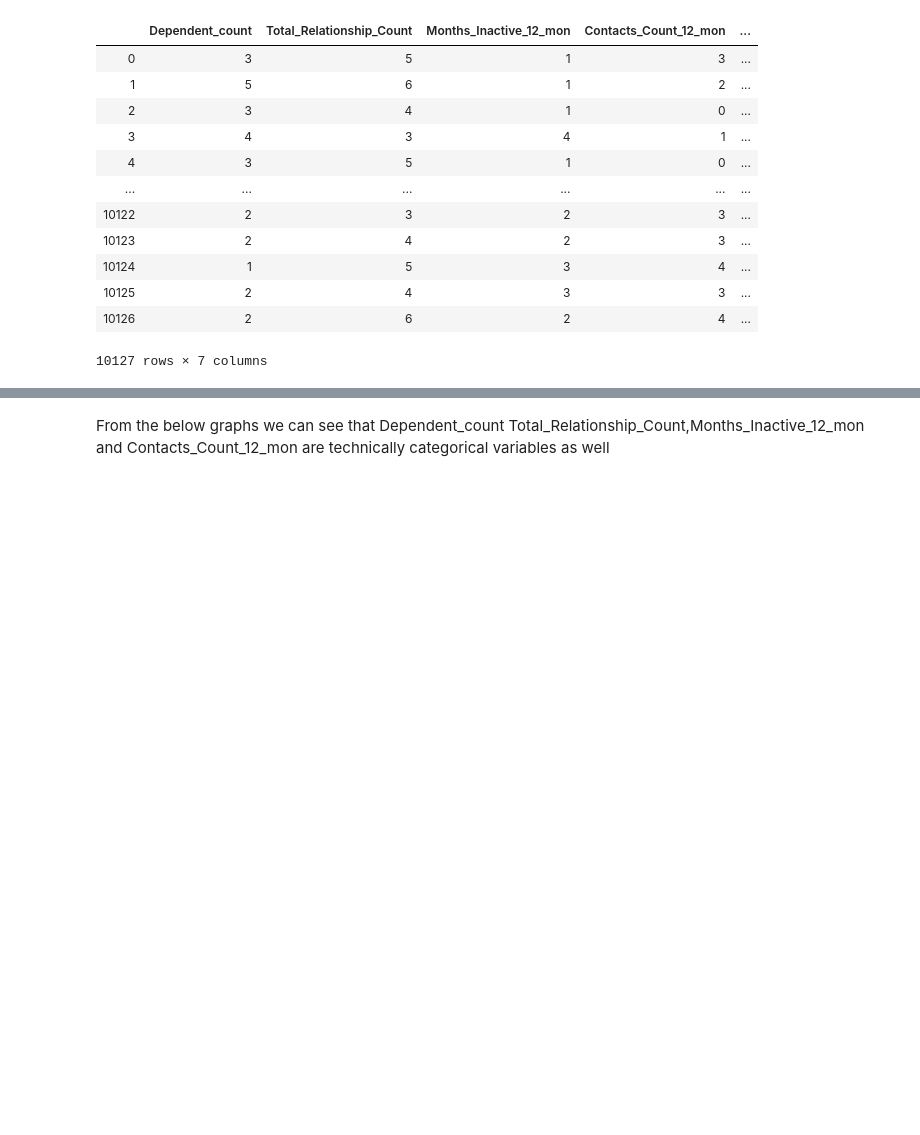
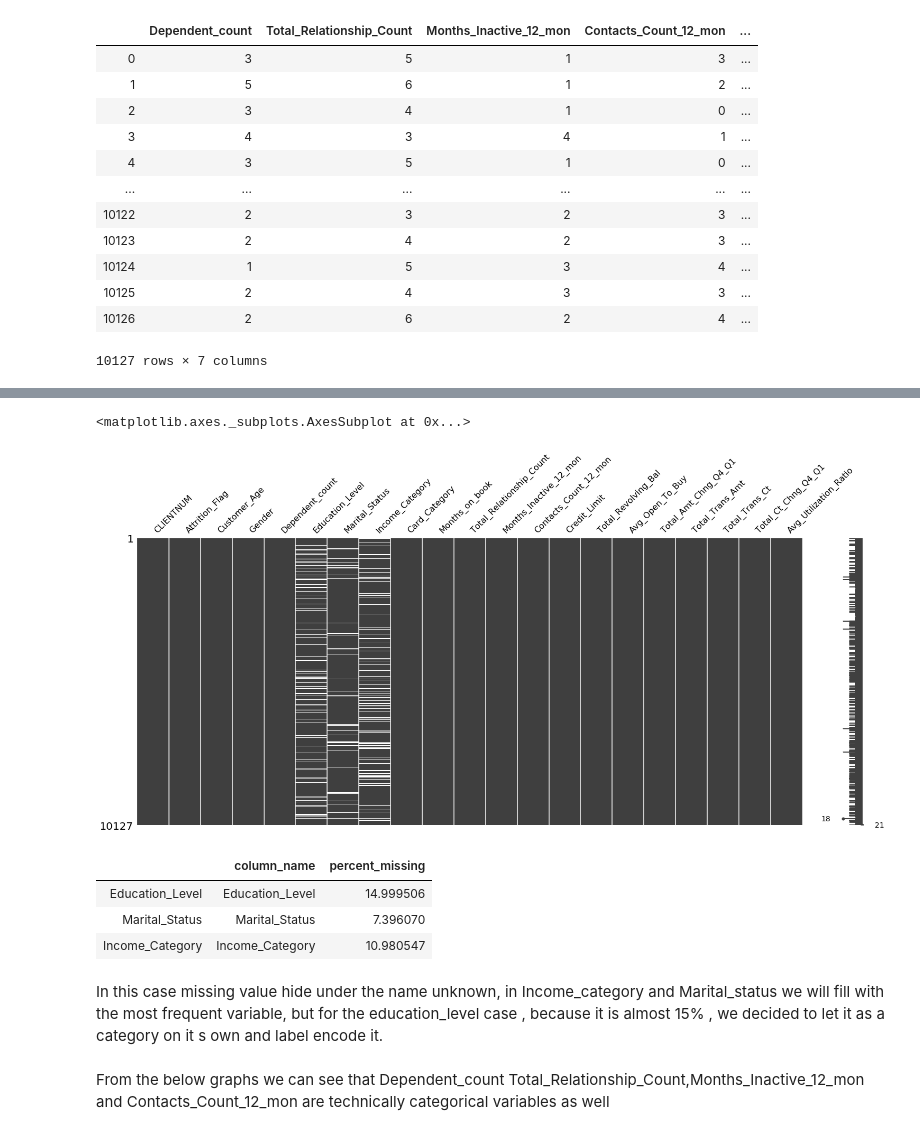
Before and after one commit to hiulian69/Bank_Churn_Prediction, a Jupyter notebook: EDA.ipynb, the cells around one changed output, grey strips where cells are left out. Cells and saved outputs as stored; diff of their text form; code cells hidden in the pictures; blank space fills up the shorter version.

```diff
--- a/EDA.ipynb
+++ b/EDA.ipynb
@@ -91,3 +113,24 @@ data_.select_dtypes('int')
+# %%
+data = data.replace('Unknown', np.nan)
+data = data.replace('unknown', np.nan)
+data = data.replace('Unknown ', np.nan)
+# %%
+missingno.matrix(data)
+# %% [output]
+<matplotlib.axes._subplots.AxesSubplot at 0x...>
+[figure, added]
+# %%
+percent_missing = data.isnull().sum() * 100 / len(data)
+missing_value_df = pd.DataFrame({'column_name': data.columns,
+                                 'percent_missing': percent_missing})
+missing_value_df[5:8]
+# %% [output]
+|  | column_name | percent_missing |
+| Education_Level | Education_Level | 14.999506 |
+| Marital_Status | Marital_Status | 7.396070 |
+| Income_Category | Income_Category | 10.980547 |
+# %% [markdown]
+In this case missing value hide under the name unknown, in Income_category and Marital_status we will fill with the most frequent variable, but for the education_level case , because it is almost 15% , we decided to let it as a category on it s own and label encode it.
 # %% [markdown]
 From the below graphs we can see that Dependent_count Total_Relationship_Count,Months_Inactive_12_mon and Contacts_Count_12_mon are technically categorical variables as well
 # %%
```
Also changed, not shown: parts of 2 cells of this notebook, 8 other files.
